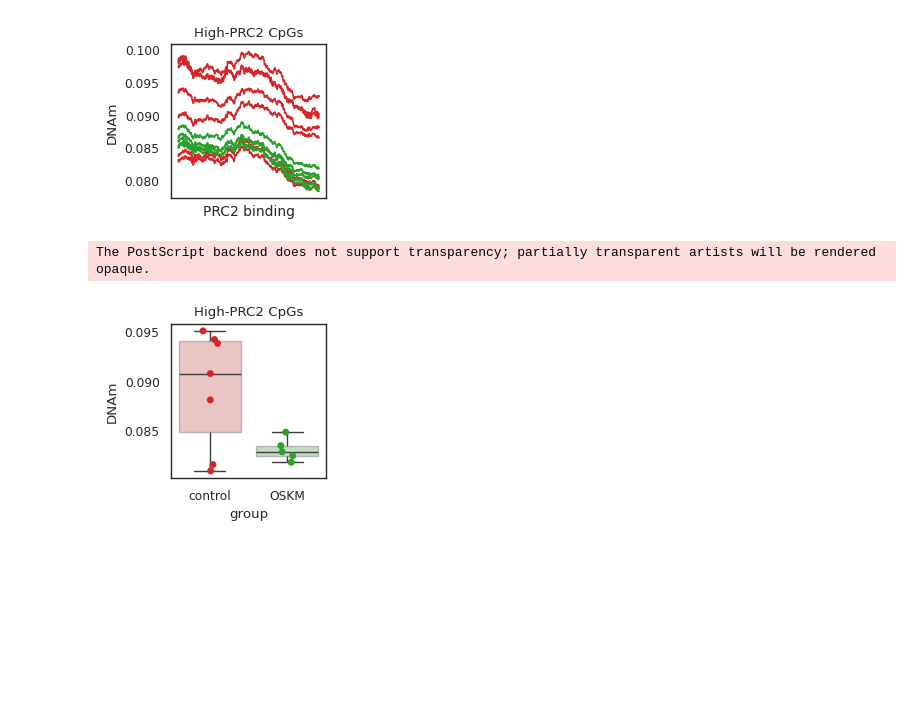
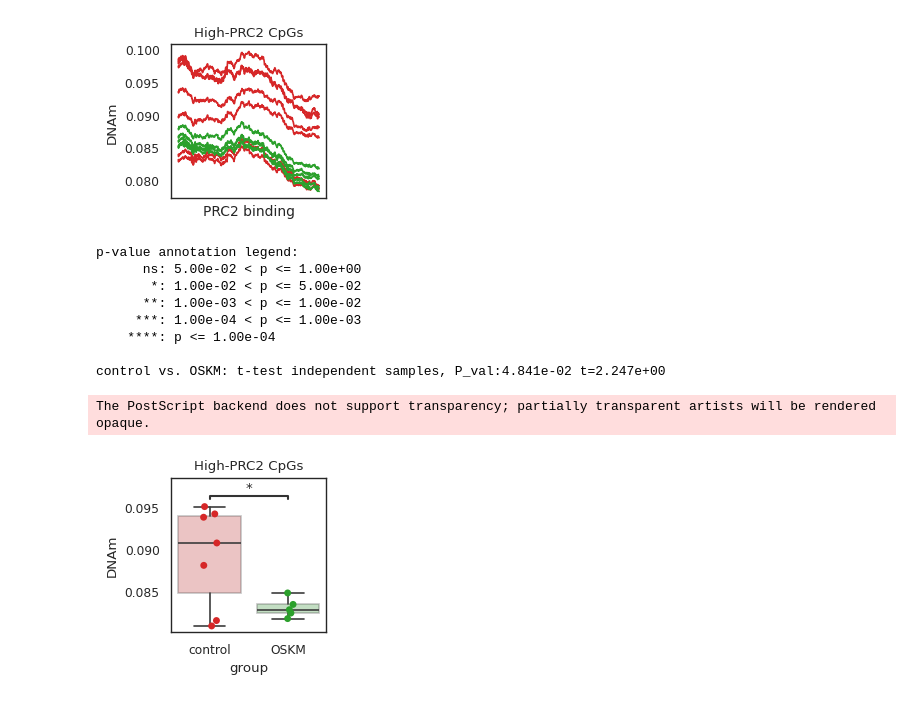
Before and after one commit to moqri/PRC2-AgeIndex, a Jupyter notebook: PRC2-AgeIndex_Manuscript_Figures/Fig3a&4c_ArrayLMRPlots.ipynb, the cells around one changed output. Cells and saved outputs as stored; diff of their text form; code cells hidden in the pictures; blank space fills up the shorter version.

```diff
--- a/PRC2-AgeIndex_Manuscript_Figures/Fig3a&4c_ArrayLMRPlots.ipynb
+++ b/PRC2-AgeIndex_Manuscript_Figures/Fig3a&4c_ArrayLMRPlots.ipynb
@@ -254,11 +256,23 @@ pl['group']=pl.index
 # %%
 # Fig 4c - Plotting boxplot of mean methylation for top 1000 PRC2 binding CpGs
 figure='Fig4_c_reprogram_prc'
 fig, ax = plt.subplots(figsize=(2,2));
-ax=sns.boxplot(data=pl,x='group',y=0,hue='group',palette=['tab:red','tab:green'],boxprops=dict(alpha=.3))
+ax=sns.boxplot(data=pl,x='group',y=0,palette=['tab:red','tab:green'],boxprops=dict(alpha=.3))
 ax=sns.stripplot(data=pl,x='group',y=0,hue='group',palette=['tab:red','tab:green'])
 ax.set(ylabel='DNAm',title='High-PRC2 CpGs');
+ax.get_legend().remove()
+annotator = Annotator(ax, [("control", "OSKM")], data=pl, x='group', y=0)
+annotator.configure(test='t-test_ind', text_format='star')
+annotator.apply_and_annotate()
 fig.savefig('figures/'+figure+'.eps', dpi=600,bbox_inches='tight',format='eps');
 # %% [output]
-The PostScript backend does not support transparency; partially transparent artists will be rendered opaque.
+p-value annotation legend:
+      ns: 5.00e-02 < p <= 1.00e+00
+       *: 1.00e-02 < p <= 5.00e-02
+      **: 1.00e-03 < p <= 1.00e-02
+     ***: 1.00e-04 < p <= 1.00e-03
+    ****: p <= 1.00e-04
+
+control vs. OSKM: t-test independent samples, P_val:4.841e-02 t=2.247e+00
+The PostScript backend does not support transparency; partially transparent artists will be rendered opaque.
-[figure, old version]
+[figure, new version]
```
Also changed, not shown: parts of 3 cells of this notebook, 4 other files.
